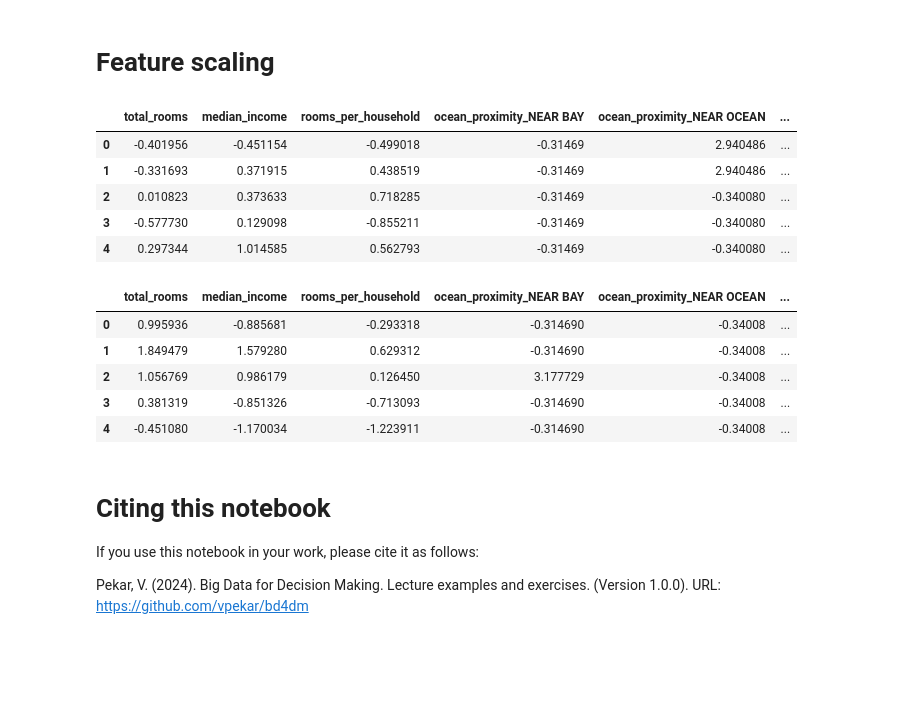
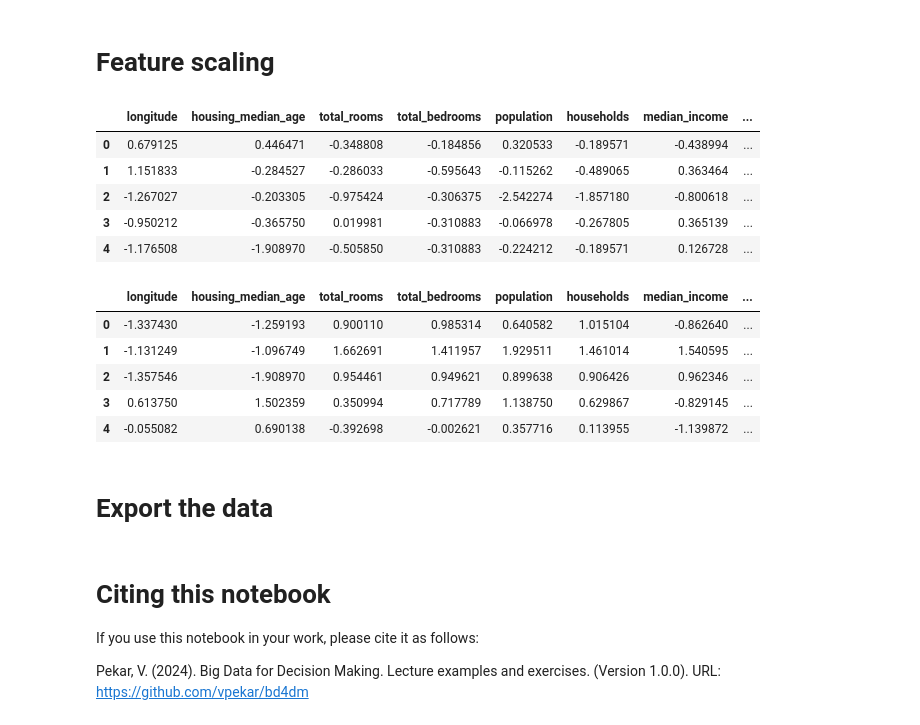
Before and after one commit to vpekar/bd4dm, a Jupyter notebook: Data Exploration/Data cleaning.ipynb, the cells around one changed output. Cells and saved outputs as stored; diff of their text form; code cells hidden in the pictures; blank space fills up the shorter version.

```diff
--- a/Data Exploration/Data cleaning.ipynb
+++ b/Data Exploration/Data cleaning.ipynb
@@ -514,10 +519,10 @@ class StdOutlierDetector(OutlierMixin):
         return np.where((z <= self.threshold).all(axis=1), 1, -1)
 
 
-Xtrain = np.array([[-1.1, -1.1], [0.2, 0.2], [1001.1, 0.2], [0.3, 1000.3]])
-Xtest = np.array([[1, 1], [0.3, 900.3]])
+Xtrain_tmp = np.array([[-1.1, -1.1], [0.2, 0.2], [1001.1, 0.2], [0.3, 1000.3]])
+Xtest_tmp = np.array([[1, 1], [0.3, 900.3]])
 clf = StdOutlierDetector(threshold=1)
-yhat = clf.fit_predict(Xtrain)
+yhat = clf.fit_predict(Xtrain_tmp)
 yhat
 # %% [output]
 array([ 1,  1, -1, -1])
@@ -587,10 +587,10 @@ class IqrOutlierDetector(OutlierMixin):
         """
         return np.where(((X >= self.lower) & (X <= self.upper)).all(axis=1), 1, -1)
 
-Xtrain = np.array([[-1.1, -1.1], [0.2, 0.2], [1001.1, 0.2], [0.3, 1000.3]])
-Xtest = np.array([[1, 1], [0.3, 900.3]])
+Xtrain_tmp = np.array([[-1.1, -1.1], [0.2, 0.2], [1001.1, 0.2], [0.3, 1000.3]])
+Xtest_tmp = np.array([[1, 1], [0.3, 900.3]])
 clf = IqrOutlierDetector()
-yhat = clf.fit_predict(Xtrain)
+yhat = clf.fit_predict(Xtrain_tmp)
 yhat
 # %% [output]
 array([ 1,  1, -1, -1])
@@ -633,9 +623,7 @@ Xtrain.shape, Xtest.shape
 # %%
 from sklearn.ensemble import IsolationForest
 
-clf = IsolationForest(n_estimators=100, random_state=0, contamination=0.1).fit(Xtrain)
+clf = IsolationForest(n_estimators=100, random_state=7, contamination=0.03).fit(Xtrain)
 yhat = clf.predict(Xtrain)
-Xtrain = Xtrain[yhat != -1]
-ytrain = ytrain[yhat != -1]
-Xtrain.shape
+yhat
 # %% [output]
@@ -659,5 +653,5 @@ Xtrain.shape
 # %%
-selector = SelectKBest(r_regression, k=5)
+selector = SelectKBest(r_regression, k=10)
 Xtrain = selector.fit_transform(Xtrain, ytrain)
 Xtest = selector.transform(Xtest)
 # %%
@@ -684,37 +679,32 @@ Xtest = pd.DataFrame(Xtest, columns=selector.get_feature_names_out())
 # %%
 from sklearn.preprocessing import StandardScaler
 
 scaler = StandardScaler()
 
 # fit_transform returns a NumPy array, so we need to put it back
 # into a Pandas dataframe
 scaled_vals = scaler.fit_transform(Xtrain)
-trainset = pd.DataFrame(scaled_vals, columns=Xtrain.columns)
-
-# put the non-scaled target back in
-trainset['median_house_value'] = ytrain
+Xtrain = pd.DataFrame(scaled_vals, columns=Xtrain.columns)
 
 # inspect the data
-trainset.head()
+Xtrain.head()
 # %% [output]
-|  | total_rooms | median_income | rooms_per_household | ocean_proximity_NEAR BAY | ocean_proximity_NEAR OCEAN | ... |
-| 0 | -0.401956 | -0.451154 | -0.499018 | -0.31469 | 2.940486 | ... |
-| 1 | -0.331693 | 0.371915 | 0.438519 | -0.31469 | 2.940486 | ... |
-| 2 | 0.010823 | 0.373633 | 0.718285 | -0.31469 | -0.340080 | ... |
-| 3 | -0.577730 | 0.129098 | -0.855211 | -0.31469 | -0.340080 | ... |
-| 4 | 0.297344 | 1.014585 | 0.562793 | -0.31469 | -0.340080 | ... |
+|  | longitude | housing_median_age | total_rooms | total_bedrooms | population | households | median_income | ... |
+| 0 | 0.679125 | 0.446471 | -0.348808 | -0.184856 | 0.320533 | -0.189571 | -0.438994 | ... |
+| 1 | 1.151833 | -0.284527 | -0.286033 | -0.595643 | -0.115262 | -0.489065 | 0.363464 | ... |
+| 2 | -1.267027 | -0.203305 | -0.975424 | -0.306375 | -2.542274 | -1.857180 | -0.800618 | ... |
+| 3 | -0.950212 | -0.365750 | 0.019981 | -0.310883 | -0.066978 | -0.267805 | 0.365139 | ... |
+| 4 | -1.176508 | -1.908970 | -0.505850 | -0.310883 | -0.224212 | -0.189571 | 0.126728 | ... |
 # %%
 scaled_vals = scaler.transform(Xtest)
-testset = pd.DataFrame(scaled_vals, columns=Xtest.columns)
-
-# put the non-scaled target back in
-testset['median_house_value'] = ytest
-
-testset.head()
+Xtest = pd.DataFrame(scaled_vals, columns=Xtest.columns)
+Xtest.head()
 # %% [output]
-|  | total_rooms | median_income | rooms_per_household | ocean_proximity_NEAR BAY | ocean_proximity_NEAR OCEAN | ... |
-| 0 | 0.995936 | -0.885681 | -0.293318 | -0.314690 | -0.34008 | ... |
-| 1 | 1.849479 | 1.579280 | 0.629312 | -0.314690 | -0.34008 | ... |
-| 2 | 1.056769 | 0.986179 | 0.126450 | 3.177729 | -0.34008 | ... |
-| 3 | 0.381319 | -0.851326 | -0.713093 | -0.314690 | -0.34008 | ... |
-| 4 | -0.451080 | -1.170034 | -1.223911 | -0.314690 | -0.34008 | ... |
+|  | longitude | housing_median_age | total_rooms | total_bedrooms | population | households | median_income | ... |
+| 0 | -1.337430 | -1.259193 | 0.900110 | 0.985314 | 0.640582 | 1.015104 | -0.862640 | ... |
+| 1 | -1.131249 | -1.096749 | 1.662691 | 1.411957 | 1.929511 | 1.461014 | 1.540595 | ... |
+| 2 | -1.357546 | -1.908970 | 0.954461 | 0.949621 | 0.899638 | 0.906426 | 0.962346 | ... |
+| 3 | 0.613750 | 1.502359 | 0.350994 | 0.717789 | 1.138750 | 0.629867 | -0.829145 | ... |
+| 4 | -0.055082 | 0.690138 | -0.392698 | -0.002621 | 0.357716 | 0.113955 | -1.139872 | ... |
+# %% [markdown]
+# Export the data
```
Also changed, not shown: parts of 31 cells of this notebook.
